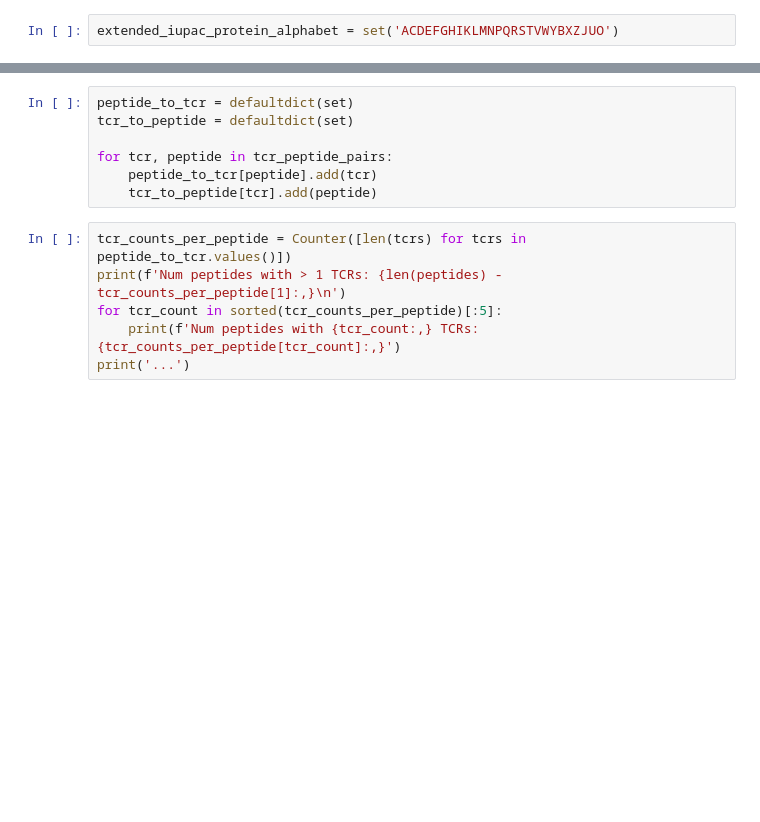
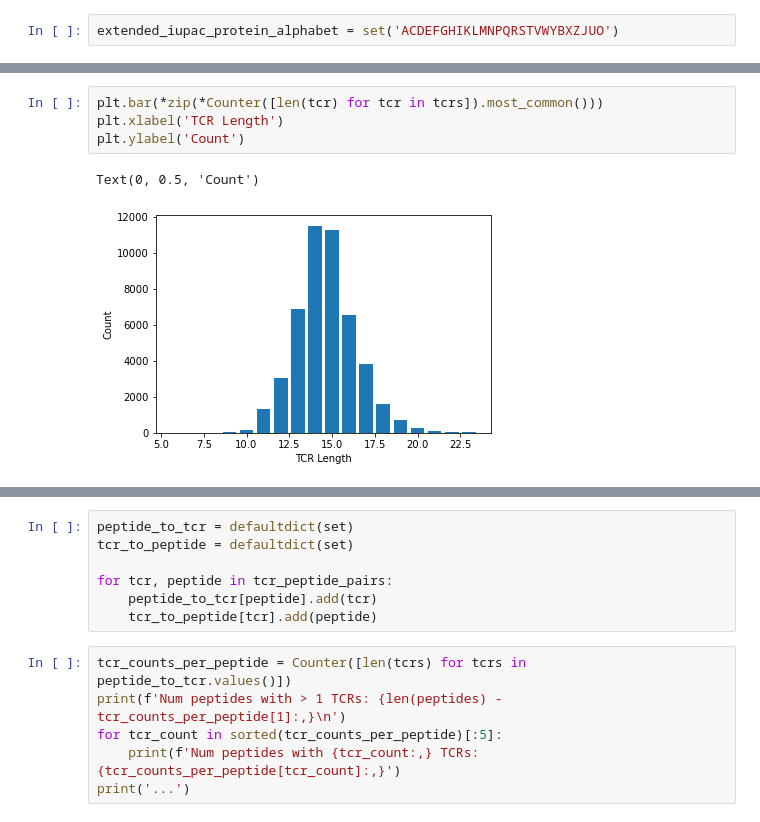
Before and after one commit to swansonk14/tcr-bert, a Jupyter notebook: jupyter/peptide_similarity.ipynb, the cells around one changed output, grey strips where cells are left out. Cells and saved outputs as stored; diff of their text form; blank space fills up the shorter version.

```diff
--- a/jupyter/peptide_similarity.ipynb
+++ b/jupyter/peptide_similarity.ipynb
@@ -92,3 +102,10 @@ Num unique TCRs = 163,216
+# %%
+plt.bar(*zip(*Counter([len(tcr) for tcr in tcrs]).most_common()))
+plt.xlabel('TCR Length')
+plt.ylabel('Count')
+# %% [output]
+Text(0, 0.5, 'Count')
+[figure, added]
 # %%
 print(f'Num unique TCR-peptide pairs = {len(tcr_peptide_pairs):,}')
 # %% [output]
```
Also changed, not shown: parts of 31 cells of this notebook.
